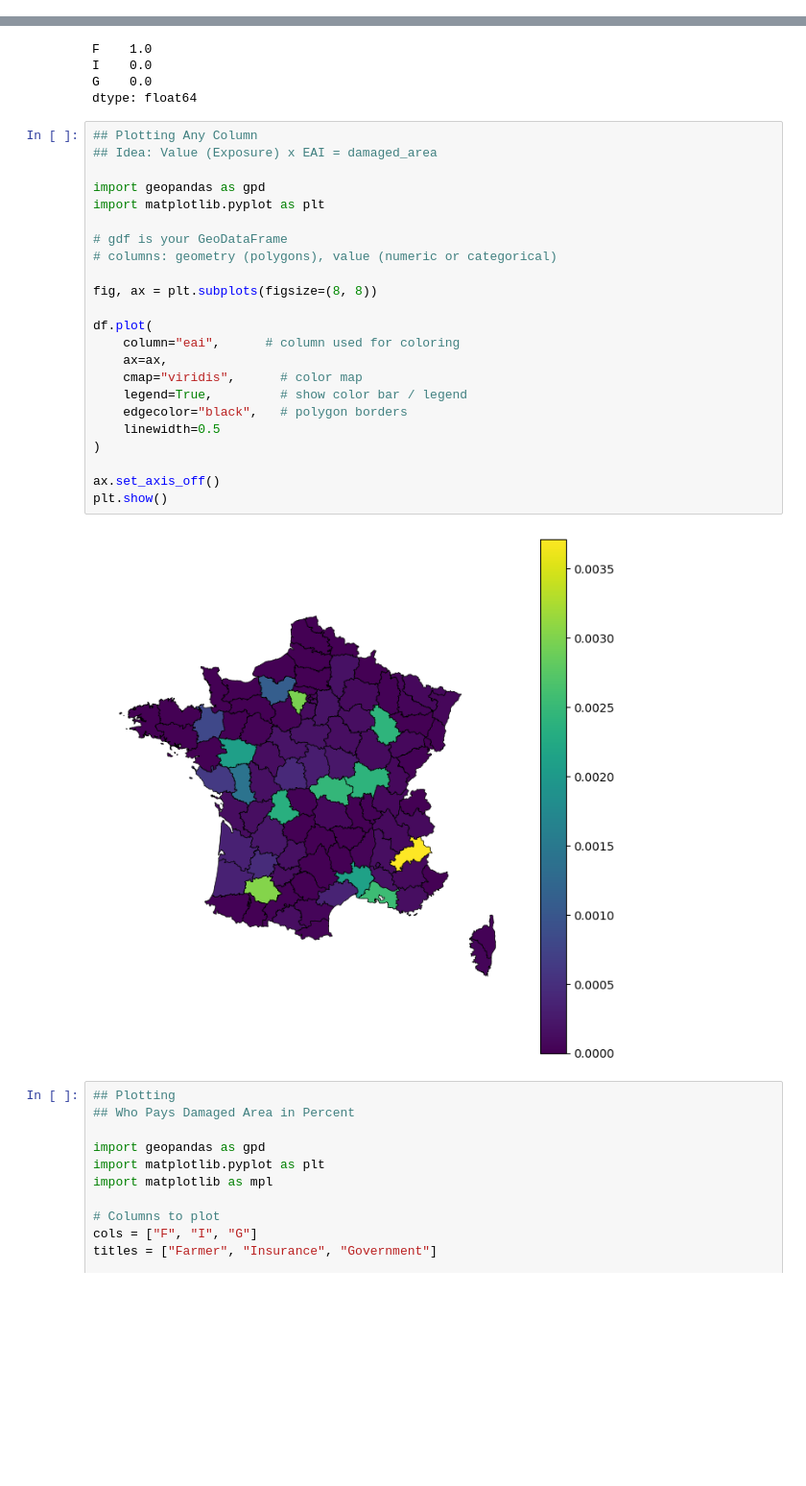
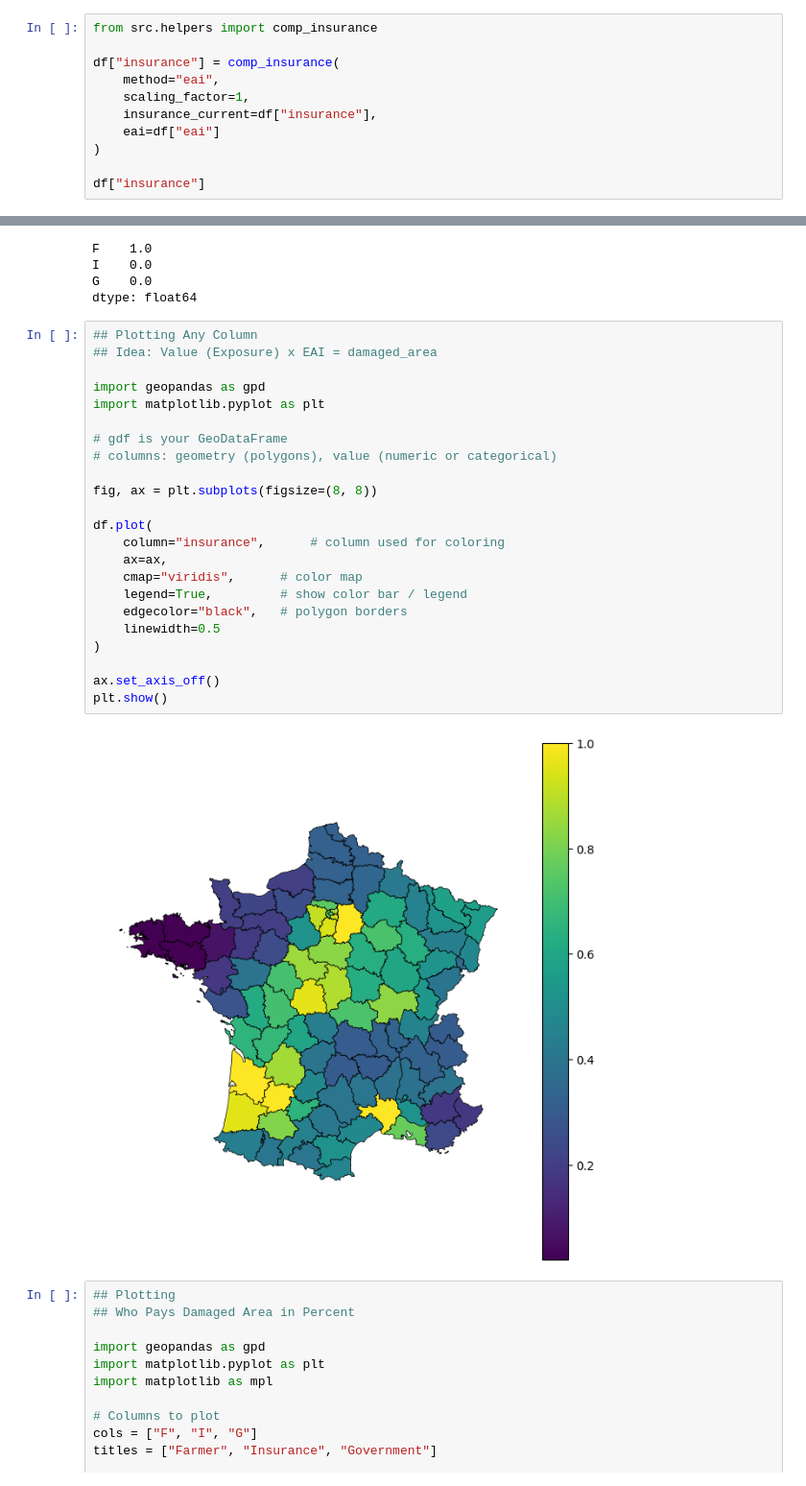
Before and after one commit to arvedluetzen/mus-climada, a Jupyter notebook: notebooks/0416_pipeline-test.ipynb, the cells around one changed output, grey strips where cells are left out. Shown at 96% size. Cells and saved outputs as stored; diff of their text form; blank space fills up the shorter version.

Commit message:
Insurance Coverage Scenarios

```diff
--- a/notebooks/0416_pipeline-test.ipynb
+++ b/notebooks/0416_pipeline-test.ipynb
@@ -101,3 +94,14 @@ haz_dict["TP"]["impf_set"].plot()
 # %% [output]
 <Axes: title={'center': 'TP 1: Total Precipitation ChatGPT Function'}, xlabel='Intensity (mm)', ylabel='Impact (%)'>
 [figure]
+# %%
+from src.helpers import comp_insurance
+
+df["insurance"] = comp_insurance(
+    method="eai",
+    scaling_factor=1,
+    insurance_current=df["insurance"],
+    eai=df["eai"]
+)
+
+df["insurance"]
@@ -139,28 +157,28 @@ dtype: float64
 # %%
 ## Plotting Any Column
 ## Idea: Value (Exposure) x EAI = damaged_area
 
 import geopandas as gpd
 import matplotlib.pyplot as plt
 
 # gdf is your GeoDataFrame
 # columns: geometry (polygons), value (numeric or categorical)
 
 fig, ax = plt.subplots(figsize=(8, 8))
 
 df.plot(
-    column="eai",      # column used for coloring
+    column="insurance",      # column used for coloring
     ax=ax,
     cmap="viridis",      # color map
     legend=True,         # show color bar / legend
     edgecolor="black",   # polygon borders
     linewidth=0.5
 )
 
 ax.set_axis_off()
 plt.show()
 # %% [output]
-[figure, old version]
+[figure, new version]
 # %%
 ## Plotting
 ## Who Pays Damaged Area in Percent
```
Also changed, not shown: parts of 9 cells of this notebook, 5 other files.
